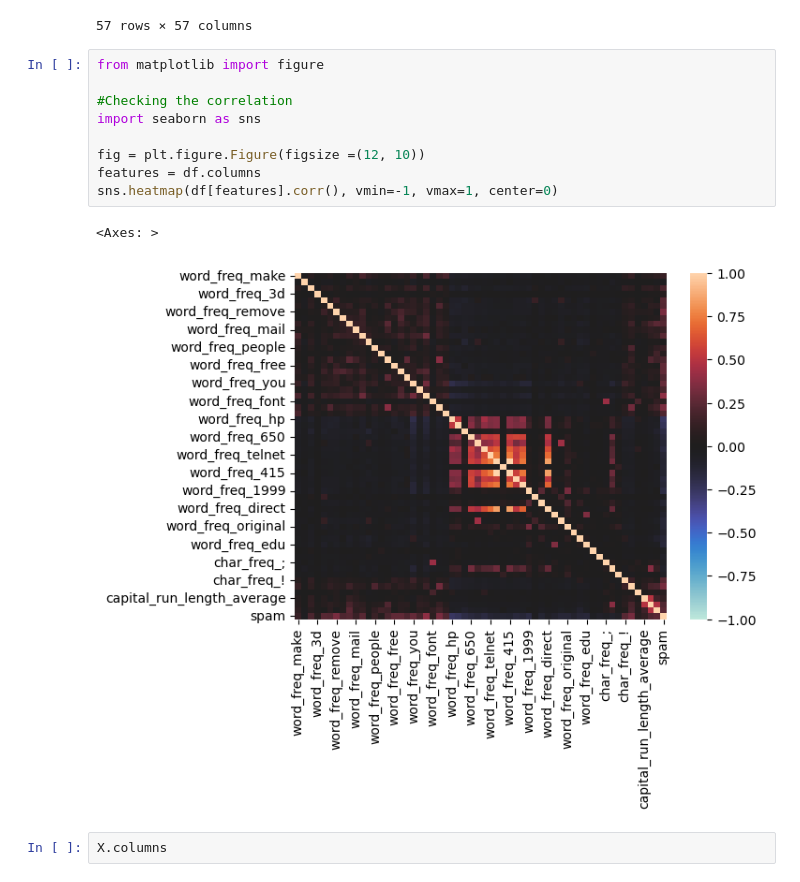
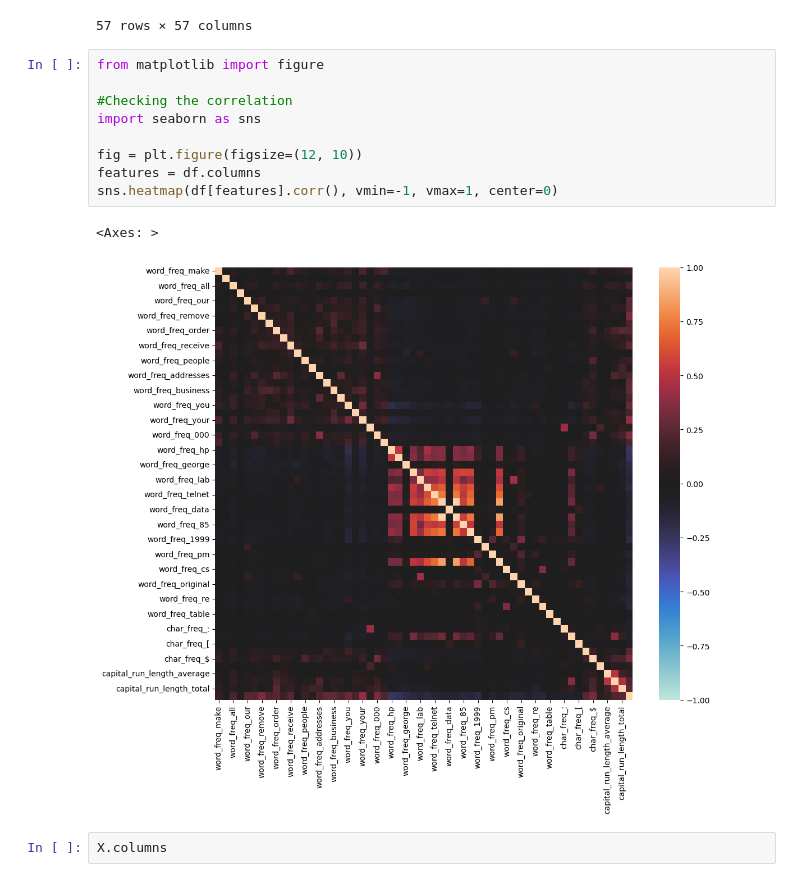
Before and after one commit to ozgunsungar/bilgi_guvenligi_ml, a Jupyter notebook: demo.ipynb, the cells around one changed output. Saved outputs shown, nothing was run; the diff lists cells and outputs as text.

```diff
--- a/demo.ipynb
+++ b/demo.ipynb
@@ -271,15 +271,15 @@ df[features].corr()
 # %%
 from matplotlib import figure
 
 #Checking the correlation
 import seaborn as sns
 
-fig = plt.figure.Figure(figsize =(12, 10))
+fig = plt.figure(figsize=(12, 10))
 features = df.columns
 sns.heatmap(df[features].corr(), vmin=-1, vmax=1, center=0)
 # %% [output]
 <Axes: >
-[figure, old version]
+[figure, new version]
 # %%
 X.columns
 # %% [output]
```
Also changed, not shown: parts of 14 cells of this notebook.
